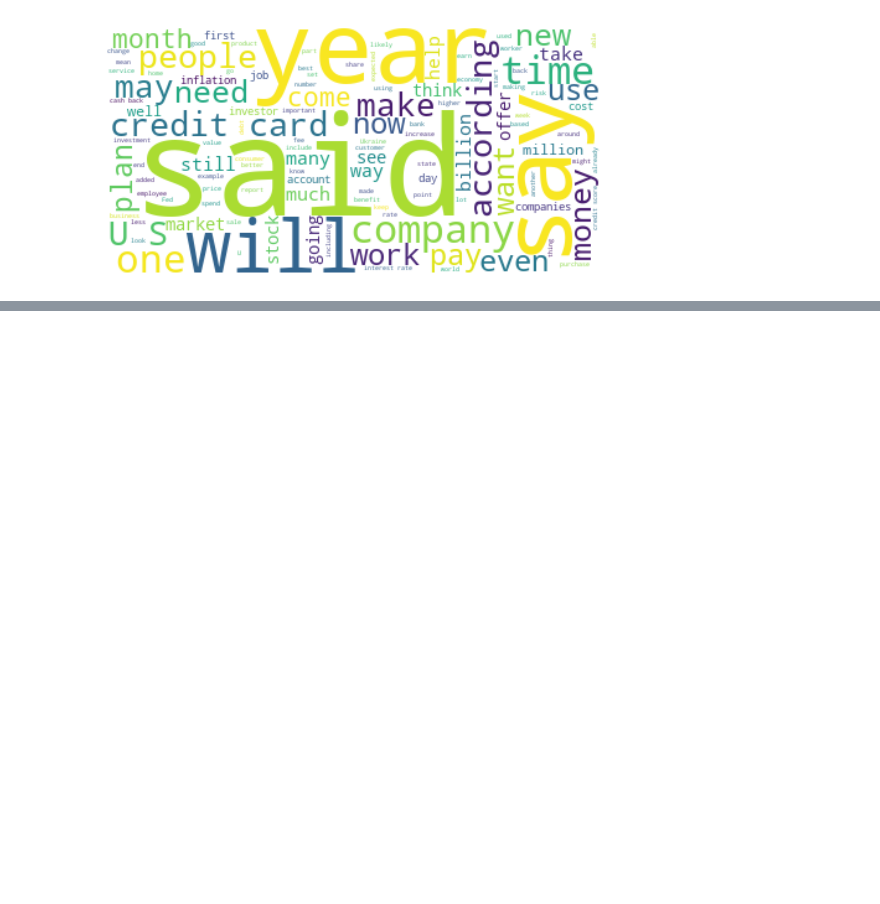
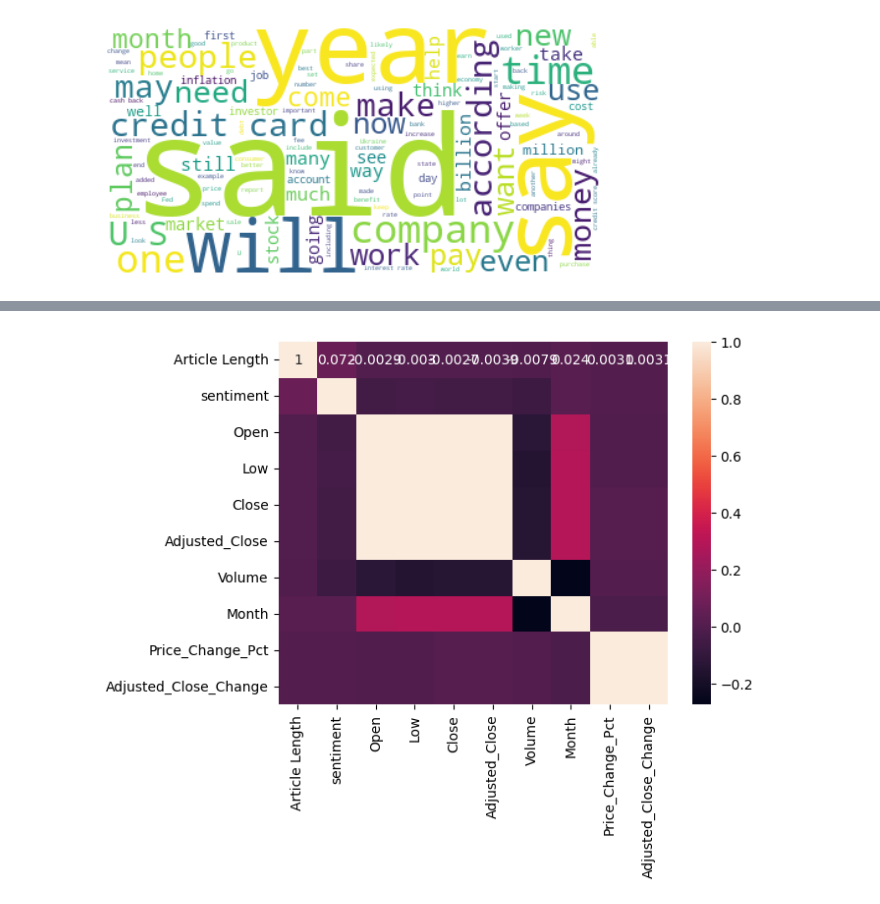
Before and after one commit to EthanFalcao/Sentiment-Analysis-in-Financial-Markets, a Jupyter notebook: 6. merge_eda.ipynb, the cells around one changed output, grey strips where cells are left out. Saved outputs shown, nothing was run; the diff lists cells and outputs as text; code cells hidden in the pictures; blank space fills up the shorter version.

```diff
--- a/6. merge_eda.ipynb
+++ b/6. merge_eda.ipynb
@@ -142,3 +190,10 @@ corr.style.background_gradient(cmap='coolwarm')
+# %%
+df_numerical = df.select_dtypes(include=['int64', 'float64'])
+
+#plotting the heatmap for correlation
+ax = sns.heatmap(df_numerical.corr(), annot=True)
+# %% [output]
+[figure, added]
 # %%
 df.head()
 # %% [output]
```
Also changed, not shown: parts of 2 cells of this notebook, 1 other file.
